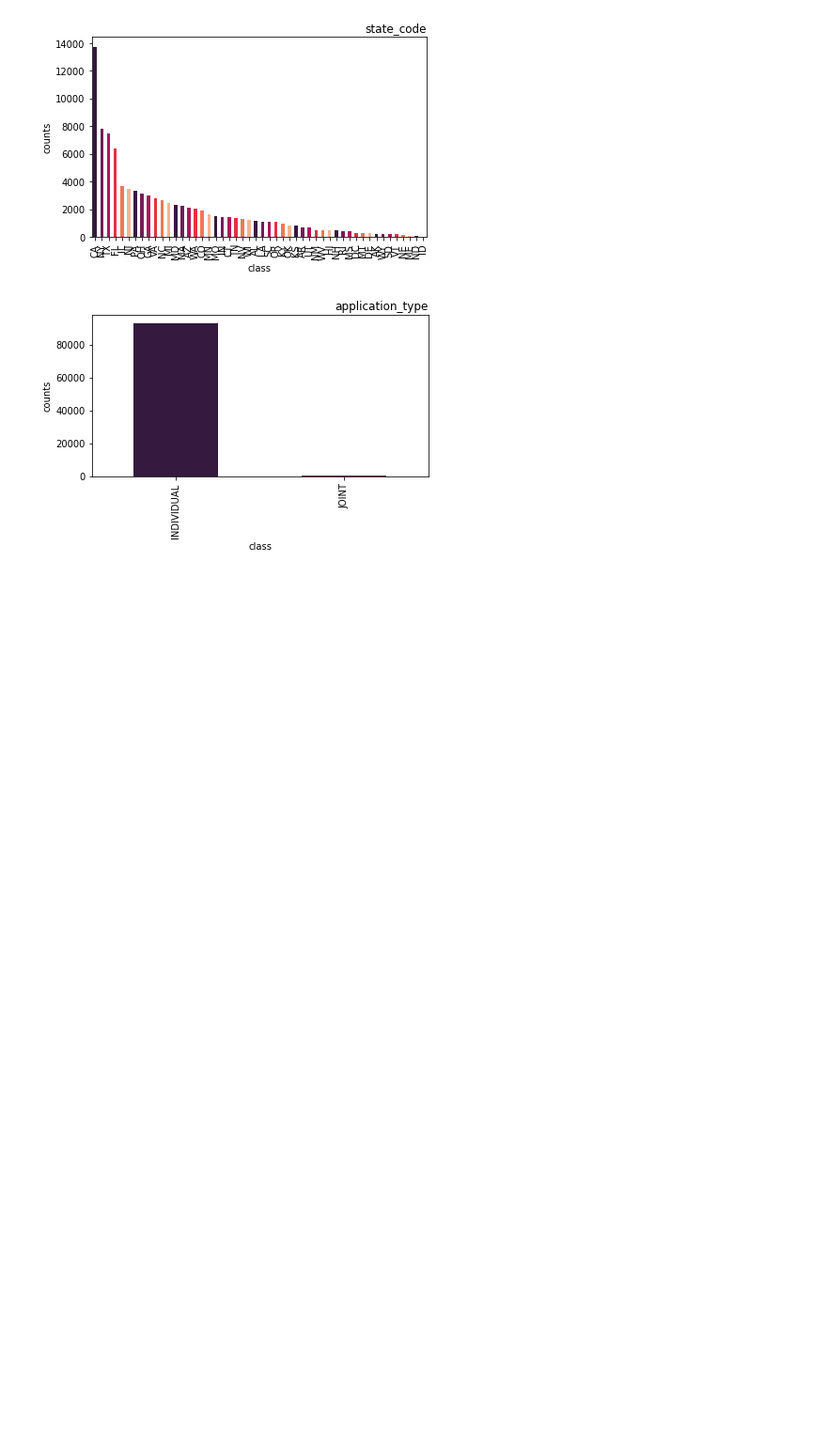
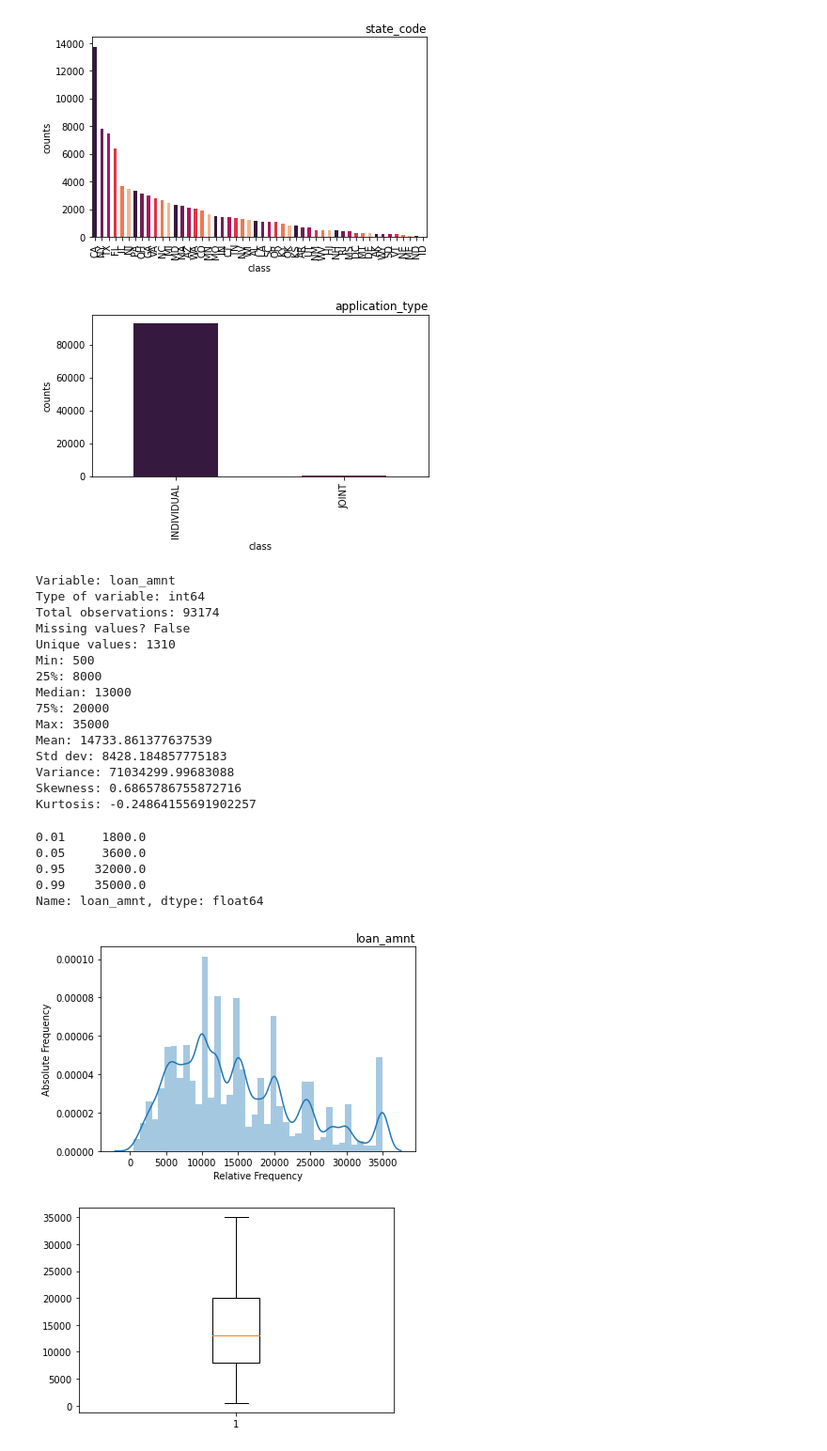
Before and after one commit to AbhayMudgal/PD_prediction, a Jupyter notebook: Default_Prediction.ipynb, the cells around one changed output. Shown at 94% size. Cells and saved outputs as stored; diff of their text form; code cells hidden in the pictures; blank space fills up the shorter version.

```diff
--- a/Default_Prediction.ipynb
+++ b/Default_Prediction.ipynb
@@ -70,15 +75,13 @@ def segregated_counts(x):
   a = np.array(zero)
   b = np.array(one)
 
-  zero.value_counts().plot(kind = 'pie', autopct='%1.2f%%', subplots = True, explode = (0.05, 0.05), startangle = 80, legend = True, fontsize = 12)
-  plt.legend(['3', '5'])
-  plt.title('Non-Defaults', loc = 'right')
-  plt.show()
+  #zero.value_counts().plot(kind = 'pie', autopct='%1.2f%%', subplots = True,legend = True, fontsize = 12)
+  #plt.title('Non-Defaults', loc = 'right')
+  #plt.show()
 
-  one.value_counts().plot(kind = 'pie', autopct='%1.2f%%', subplots = True, explode = (0.05, 0.05), startangle = 80, legend = True, fontsize = 12)
-  plt.legend(['3', '5'])
-  plt.title('Defaults', loc = 'right')
-  plt.show()
+  #one.value_counts().plot(kind = 'pie', autopct='%1.2f%%', subplots = True,legend = True, fontsize = 12)
+  #plt.title('Defaults', loc = 'right')
+  #plt.show()
 
   np.warnings.filterwarnings('ignore')
 
@@ -118,16 +121,24 @@ def hist(x):
   plt.hist(data[x], bins = 40)
   plt.title(x, loc = 'right')
   plt.xlabel("Relative Frequency")
-  plt.ylable("Absolute Frequency")
+  plt.ylabel("Absolute Frequency")
+  plt.show()
+
+def dist(x):
+  #plots the histogram of the data column
+  sns.distplot(data[x], bins = 40)
+  plt.title(x, loc = 'right')
+  plt.xlabel("Relative Frequency")
+  plt.ylabel("Absolute Frequency")
   plt.show()
 
 def pie(x):
   #plots a pie chart of the distribution of column values
-  data[x].value_counts(drop_na = False).plot(kind = 'pie', autopct='%1.1f%', startangle = 0, legend = True)
+  data[x].value_counts(dropna = False).plot(kind = 'pie', autopct='%1.1f%%', startangle = 0, legend = True)
 
 def bar(x):
   #plots a vertical bar graph of the data
-  ax = data[x].value_counts().plot(kind = 'bar', color = sns.color_palette('rocket', table = False))
+  ax = data[x].value_counts().plot(kind = 'bar', color = sns.color_palette('rocket'))
   for p in ax.patches:
     ax.annotate("%.2f" % p.get_height(), (p.get_x() + p.get_width()/2., p.get_height()), ha = 'center', va = 'center', xytext = (0, 5), textcoords = 'offset points')
 
@@ -192,3 +203,33 @@ for col in data.select_dtypes(include = ['object']).columns:
 [figure]
 [figure]
 [figure]
+# %%
+# loan_amnt col check.
+stats('loan_amnt')
+plt.tight_layout()
+dist('loan_amnt')
+plt.boxplot(data.loan_amnt)
+plt.show()
+# %% [output]
+Variable: loan_amnt
+Type of variable: int64
+Total observations: 93174
+Missing values? False
+Unique values: 1310
+Min: 500
+25%: 8000
+Median: 13000
+75%: 20000
+Max: 35000
+Mean: 14733.861377637539
+Std dev: 8428.184857775183
+Variance: 71034299.99683088
+Skewness: 0.6865786755872716
+Kurtosis: -0.24864155691902257
+0.01     1800.0
+0.05     3600.0
+0.95    32000.0
+0.99    35000.0
+Name: loan_amnt, dtype: float64
+[figure, added]
+[figure, added]
```
Also changed, not shown: parts of 40 cells of this notebook.
